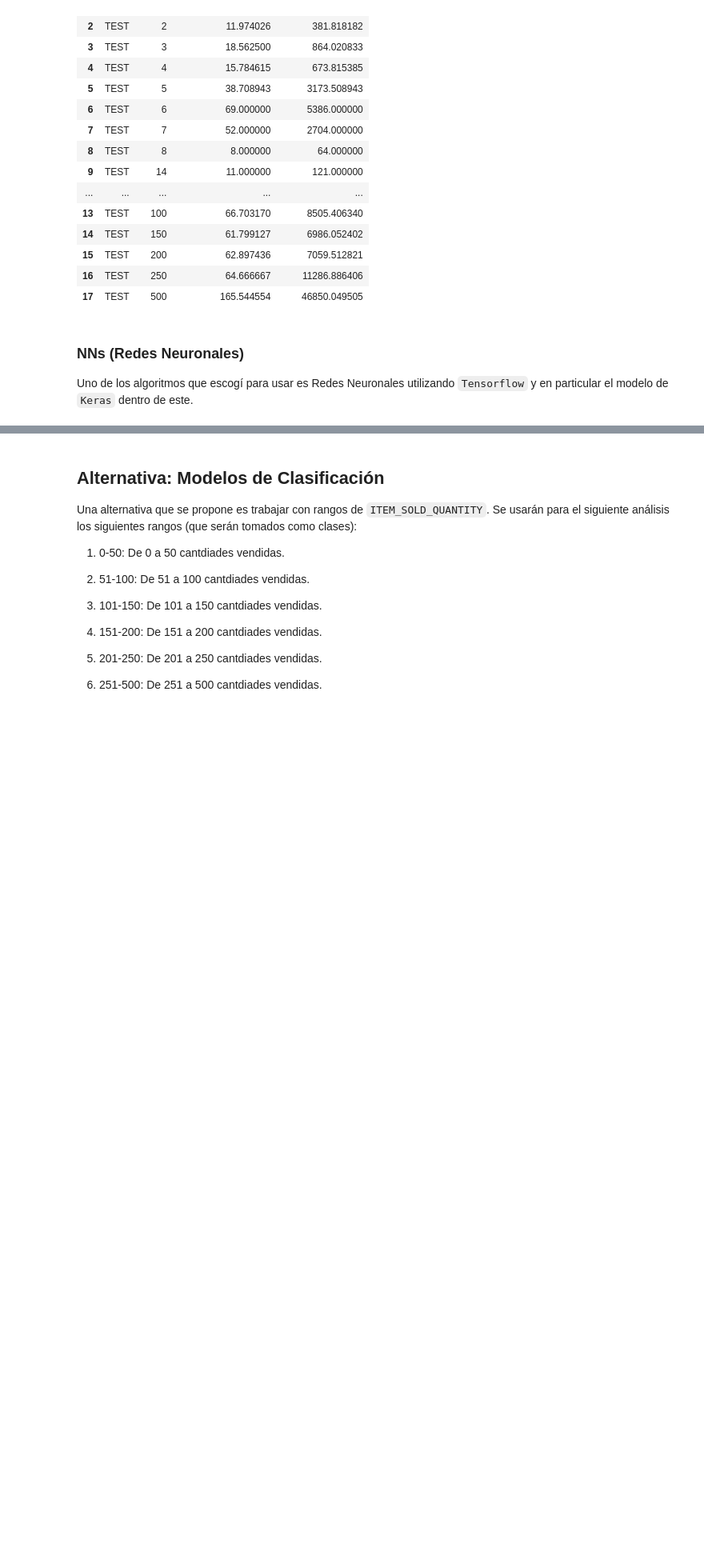
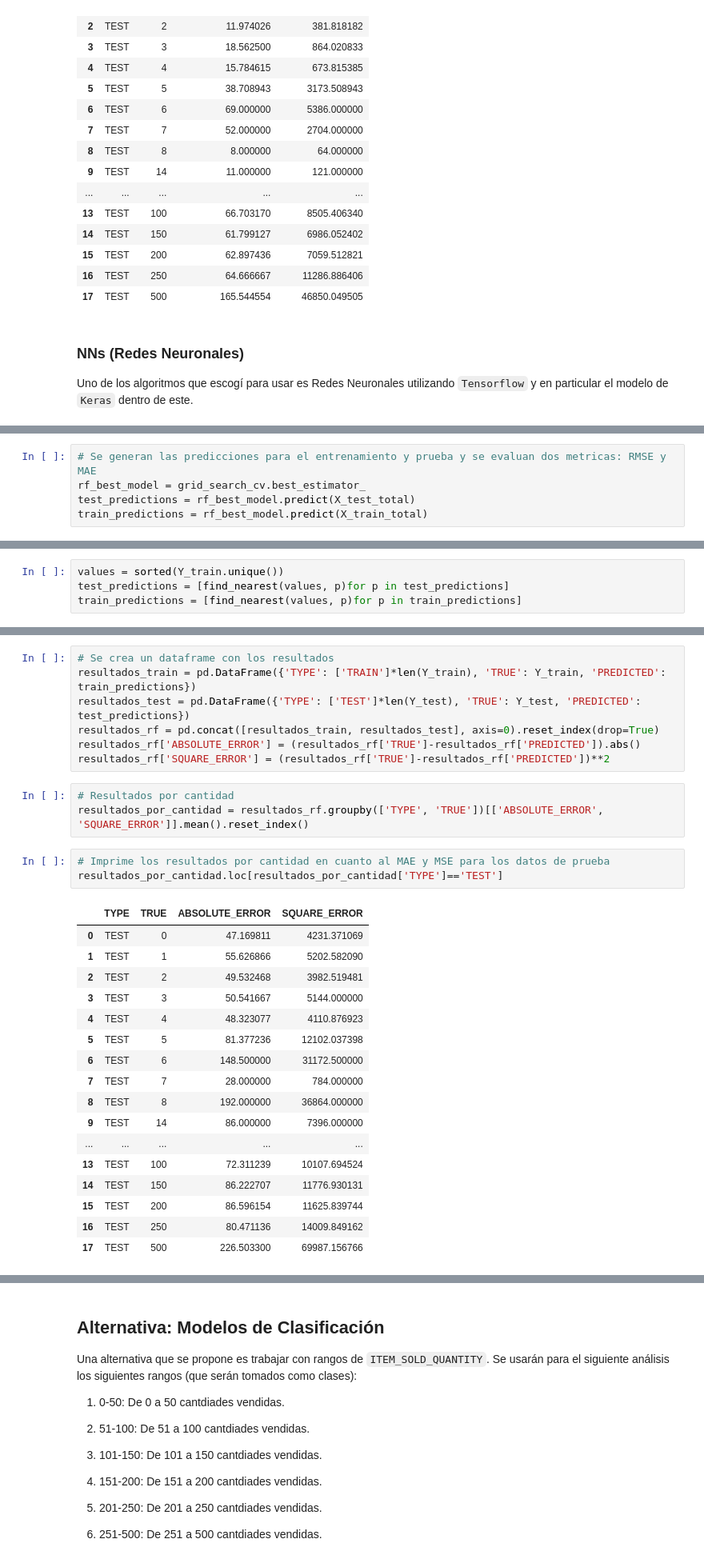
Before and after one commit to juanse1608/MeliMLChallenge, a Jupyter notebook: Notebooks/SoldQuantityPrediction.ipynb, the cells around one changed output, grey strips where cells are left out. Shown at 80% size. Cells and saved outputs as stored; diff of their text form; blank space fills up the shorter version.

```diff
--- a/Notebooks/SoldQuantityPrediction.ipynb
+++ b/Notebooks/SoldQuantityPrediction.ipynb
@@ -572,0 +653,5 @@ Name: ABSOLUTE_ERROR, dtype: float64
+# %%
+# Se generan las predicciones para el entrenamiento y prueba y se evaluan dos metricas: RMSE y MAE
+rf_best_model = grid_search_cv.best_estimator_
+test_predictions = rf_best_model.predict(X_test_total)
+train_predictions = rf_best_model.predict(X_train_total)
@@ -572,0 +682,4 @@ Name: ABSOLUTE_ERROR, dtype: float64
+# %%
+values = sorted(Y_train.unique())
+test_predictions = [find_nearest(values, p)for p in test_predictions]
+train_predictions = [find_nearest(values, p)for p in train_predictions]
@@ -572,0 +710,31 @@ Name: ABSOLUTE_ERROR, dtype: float64
+# %%
+# Se crea un dataframe con los resultados
+resultados_train = pd.DataFrame({'TYPE': ['TRAIN']*len(Y_train), 'TRUE': Y_train, 'PREDICTED': train_predictions})
+resultados_test = pd.DataFrame({'TYPE': ['TEST']*len(Y_test), 'TRUE': Y_test, 'PREDICTED': test_predictions})
+resultados_rf = pd.concat([resultados_train, resultados_test], axis=0).reset_index(drop=True)
+resultados_rf['ABSOLUTE_ERROR'] = (resultados_rf['TRUE']-resultados_rf['PREDICTED']).abs()
+resultados_rf['SQUARE_ERROR'] = (resultados_rf['TRUE']-resultados_rf['PREDICTED'])**2
+# %%
+# Resultados por cantidad
+resultados_por_cantidad = resultados_rf.groupby(['TYPE', 'TRUE'])[['ABSOLUTE_ERROR', 'SQUARE_ERROR']].mean().reset_index()
+# %%
+# Imprime los resultados por cantidad en cuanto al MAE y MSE para los datos de prueba
+resultados_por_cantidad.loc[resultados_por_cantidad['TYPE']=='TEST']
+# %% [output]
+|  | TYPE | TRUE | ABSOLUTE_ERROR | SQUARE_ERROR |
+| 0 | TEST | 0 | 47.169811 | 4231.371069 |
+| 1 | TEST | 1 | 55.626866 | 5202.582090 |
+| 2 | TEST | 2 | 49.532468 | 3982.519481 |
+| 3 | TEST | 3 | 50.541667 | 5144.000000 |
+| 4 | TEST | 4 | 48.323077 | 4110.876923 |
+| 5 | TEST | 5 | 81.377236 | 12102.037398 |
+| 6 | TEST | 6 | 148.500000 | 31172.500000 |
+| 7 | TEST | 7 | 28.000000 | 784.000000 |
+| 8 | TEST | 8 | 192.000000 | 36864.000000 |
+| 9 | TEST | 14 | 86.000000 | 7396.000000 |
+| ... | ... | ... | ... | ... |
+| 13 | TEST | 100 | 72.311239 | 10107.694524 |
+| 14 | TEST | 150 | 86.222707 | 11776.930131 |
+| 15 | TEST | 200 | 86.596154 | 11625.839744 |
+| 16 | TEST | 250 | 80.471136 | 14009.849162 |
+| 17 | TEST | 500 | 226.503300 | 69987.156766 |
```
Also changed, not shown: parts of 45 cells of this notebook.
